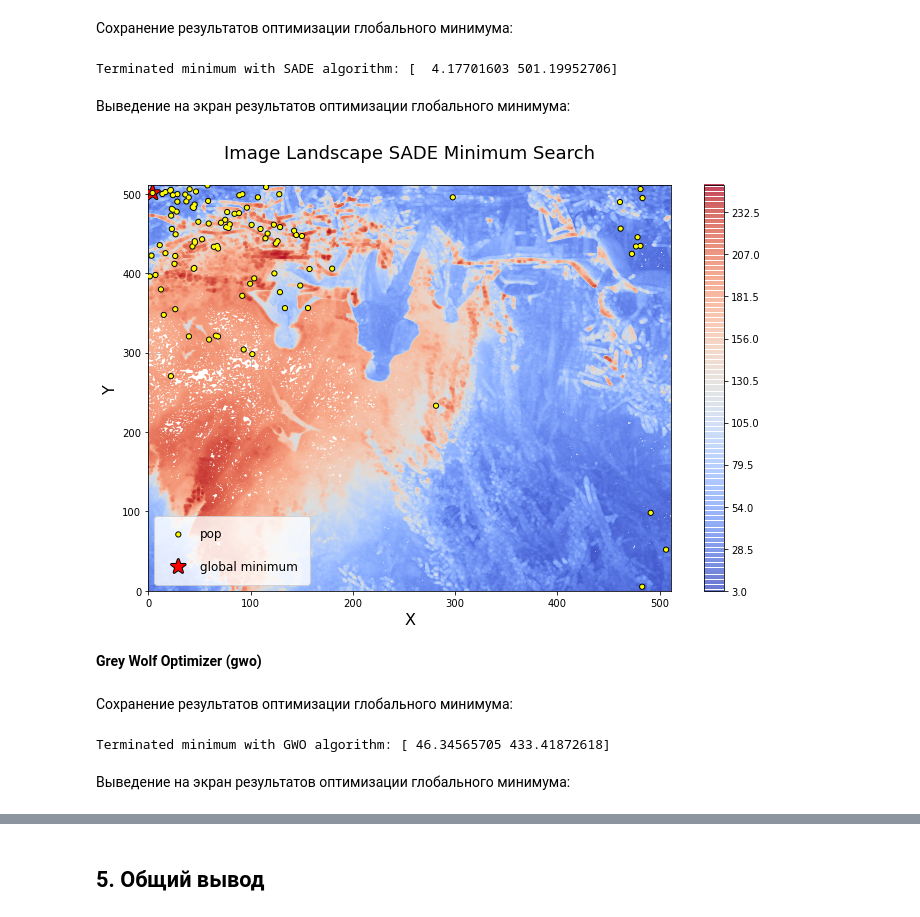
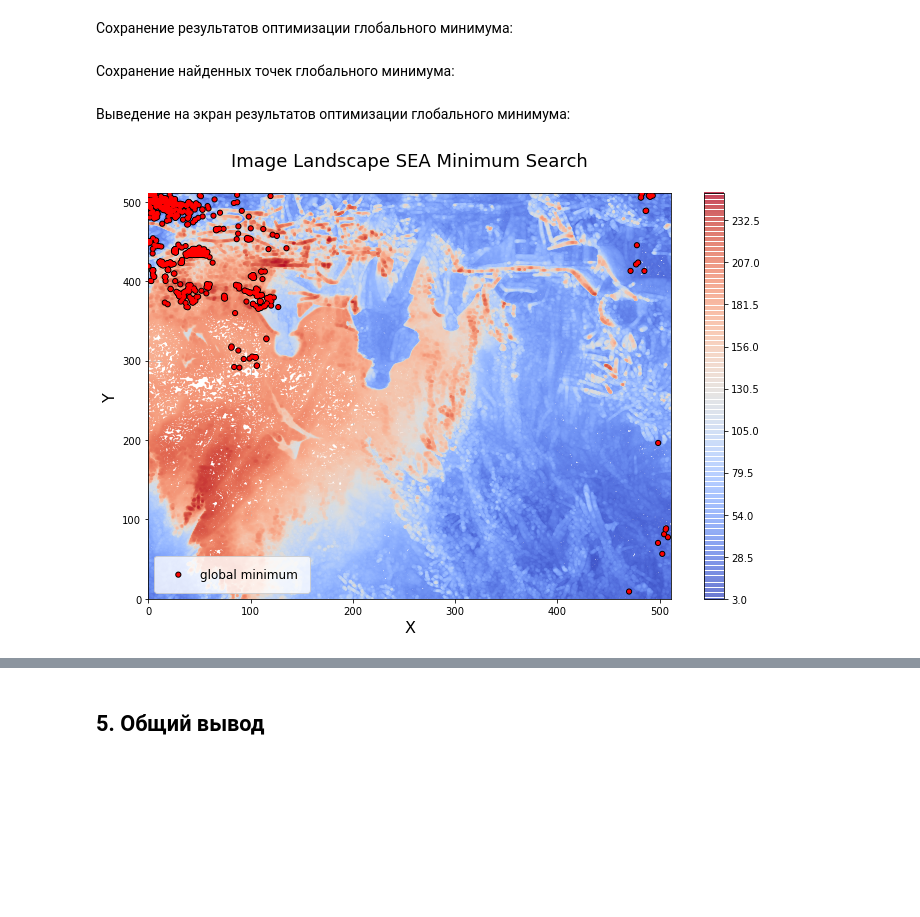
Before and after one commit to tidalinn/mai_term01_artificial_intelligence_course, a Jupyter notebook: 02_laboratory_work.ipynb, the cells around one changed output, grey strips where cells are left out. Drawn from its saved outputs; the diff is of its cells as text; code cells hidden in the pictures; blank space fills up the shorter version.

Commit message:
Changed 2nd task algorithm + Added gen loops

```diff
--- a/02_laboratory_work.ipynb
+++ b/02_laboratory_work.ipynb
@@ -343,24 +345,25 @@ prob = pg.problem(Image(img))
+# %%
+GENS = 1000
 # %% [markdown]
 Сохранение результатов оптимизации глобального минимума:
-# %%
-algo, pop = get_algo_pop(prob, pg.sade, 'SADE', gen=10)
-# %% [output]
-Terminated minimum with SADE algorithm: [  4.17701603 501.19952706]
+# %%
+image_algos, image_pops, image_champions = [], [], []
+
+for gen in range(1, GENS + 1):
+    algo, pop = get_algo_pop(prob, pg.sea, 'SEA', display=False, gen=gen)
+
+    image_algos.append(algo)
+    image_pops.append(pop)
+    image_champions.append(pop.champion_x)
+# %% [markdown]
+Сохранение найденных точек глобального минимума:
+# %%
+image_best_pops = np.array([pop.get_x()[pop.best_idx()] for pop in image_pops])
 # %% [markdown]
 Выведение на экран результатов оптимизации глобального минимума:
 # %%
-plot_contour_search_2d(x_image, y_image, None, pop,
-                       'Image Landscape SADE Minimum Search',
+plot_contour_search_2d(x_image, y_image, None, image_best_pops,
+                       'Image Landscape SEA Minimum Search',
                        z=img)
 # %% [output]
-[figure, old version]
+[figure, new version]
-# %% [markdown]
-**Grey Wolf Optimizer (gwo)**
-# %% [markdown]
-Сохранение результатов оптимизации глобального минимума:
-# %%
-algo, pop = get_algo_pop(prob, pg.sade, 'GWO', gen=10)
-# %% [output]
-Terminated minimum with GWO algorithm: [ 46.34565705 433.41872618]
-# %% [markdown]
-Выведение на экран результатов оптимизации глобального минимума:
```
Also changed, not shown: parts of 17 cells of this notebook, 1 other file.
